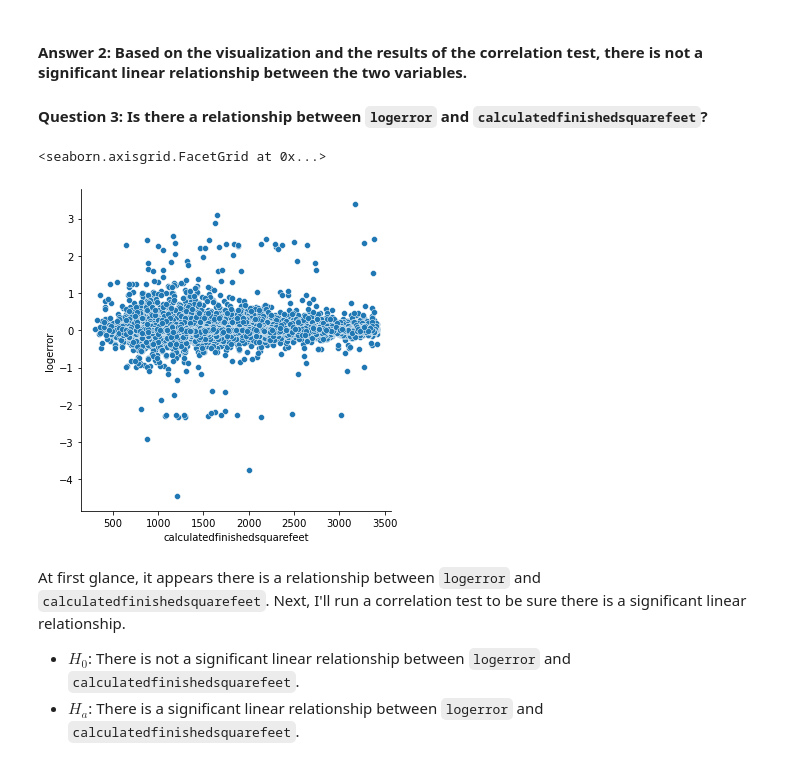
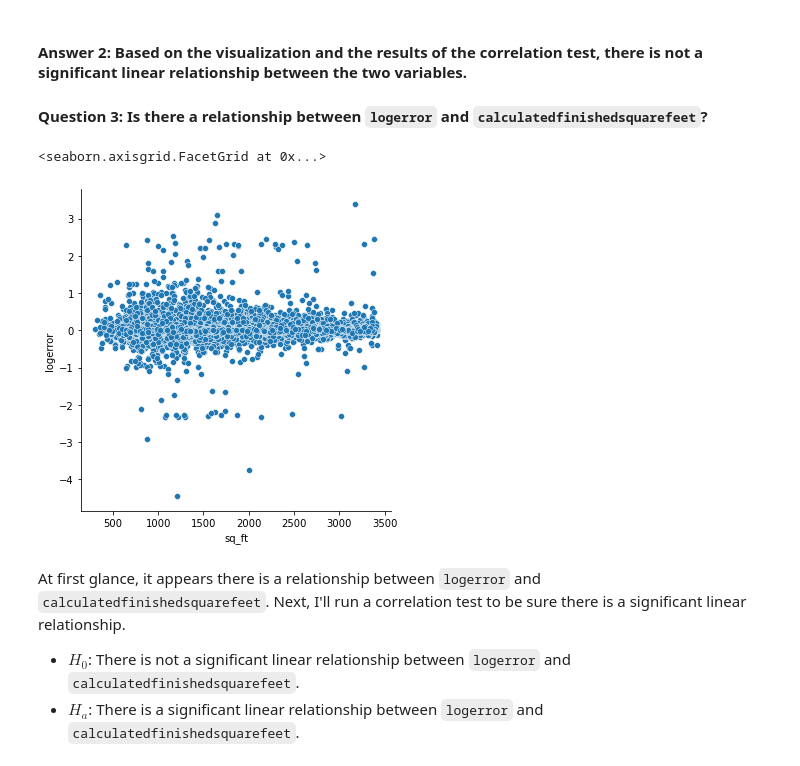
Before and after one commit to sophia-stewart/clustering-exercises, a Jupyter notebook: explore_zillow.ipynb, the cells around one changed output. Cells and saved outputs as stored; diff of their text form; code cells hidden in the pictures.

```diff
--- a/explore_zillow.ipynb
+++ b/explore_zillow.ipynb
@@ -68,8 +72,8 @@ def remove_outliers(df, cols, k):
     return df
 # %%
 # remove outliers
-zillow = remove_outliers(zillow, ['calculatedfinishedsquarefeet', 'bathroomcnt', 'bedroomcnt',
-                        'fullbathcnt', 'taxvaluedollarcnt'], 1.5)
+zillow = remove_outliers(zillow, ['sq_ft', 'baths', 'beds',
+                        'fullbaths', 'tax_value'], 1.5)
 # view updated distributions
 zillow.hist();
 # %% [output]
@@ -160,10 +164,10 @@ corr, p
 
 #### Question 3: Is there a relationship between `logerror` and `calculatedfinishedsquarefeet`?
 # %%
-sns.relplot(data=train, x='calculatedfinishedsquarefeet', y='logerror')
+sns.relplot(data=train, x='sq_ft', y='logerror')
 # %% [output]
 <seaborn.axisgrid.FacetGrid at 0x...>
-[figure, old version]
+[figure, new version]
 # %% [markdown]
 At first glance, it appears there is a relationship between `logerror` and `calculatedfinishedsquarefeet`. Next, I'll run a correlation test to be sure there is a significant linear relationship.
 
```
Also changed, not shown: parts of 23 cells of this notebook.
